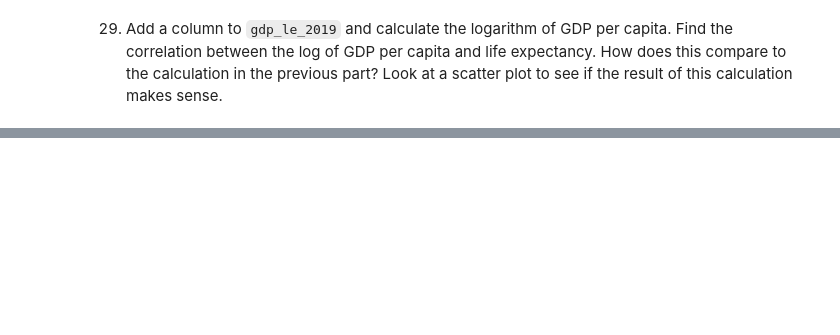
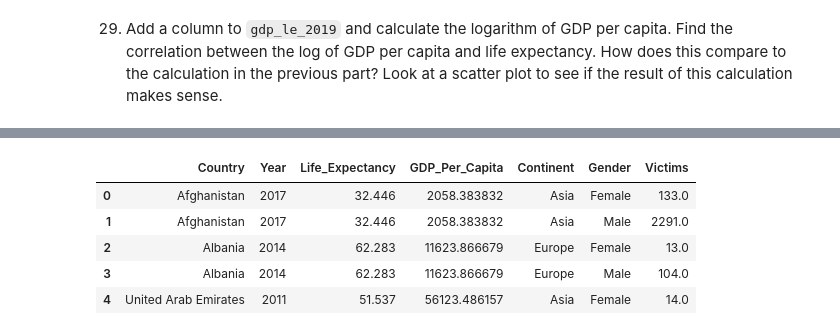
Before and after one commit to nss-data-science-cohort-6/un_data_question-michialm, a Jupyter notebook: notebooks/UN_Data_Exploration.ipynb, the cells around one changed output, grey strips where cells are left out. Drawn from its saved outputs; the diff is of its cells as text; code cells hidden in the pictures; blank space fills up the shorter version.

```diff
--- a/notebooks/UN_Data_Exploration.ipynb
+++ b/notebooks/UN_Data_Exploration.ipynb
@@ -584,0 +608,10 @@ See the caveats in the documentation: https://pandas.pydata.org/pandas-docs/stab
+# %%
+homicide = pd.merge(gdp_le, homicide, on = ['Country', 'Year'])
+homicide.head()
+# %% [output]
+|  | Country | Year | Life_Expectancy | GDP_Per_Capita | Continent | Gender | Victims |
+| 0 | Afghanistan | 2017 | 32.446 | 2058.383832 | Asia | Female | 133.0 |
+| 1 | Afghanistan | 2017 | 32.446 | 2058.383832 | Asia | Male | 2291.0 |
+| 2 | Albania | 2014 | 62.283 | 11623.866679 | Europe | Female | 13.0 |
+| 3 | Albania | 2014 | 62.283 | 11623.866679 | Europe | Male | 104.0 |
+| 4 | United Arab Emirates | 2011 | 51.537 | 56123.486157 | Asia | Female | 14.0 |
```
Also changed, not shown: parts of 38 cells of this notebook.
